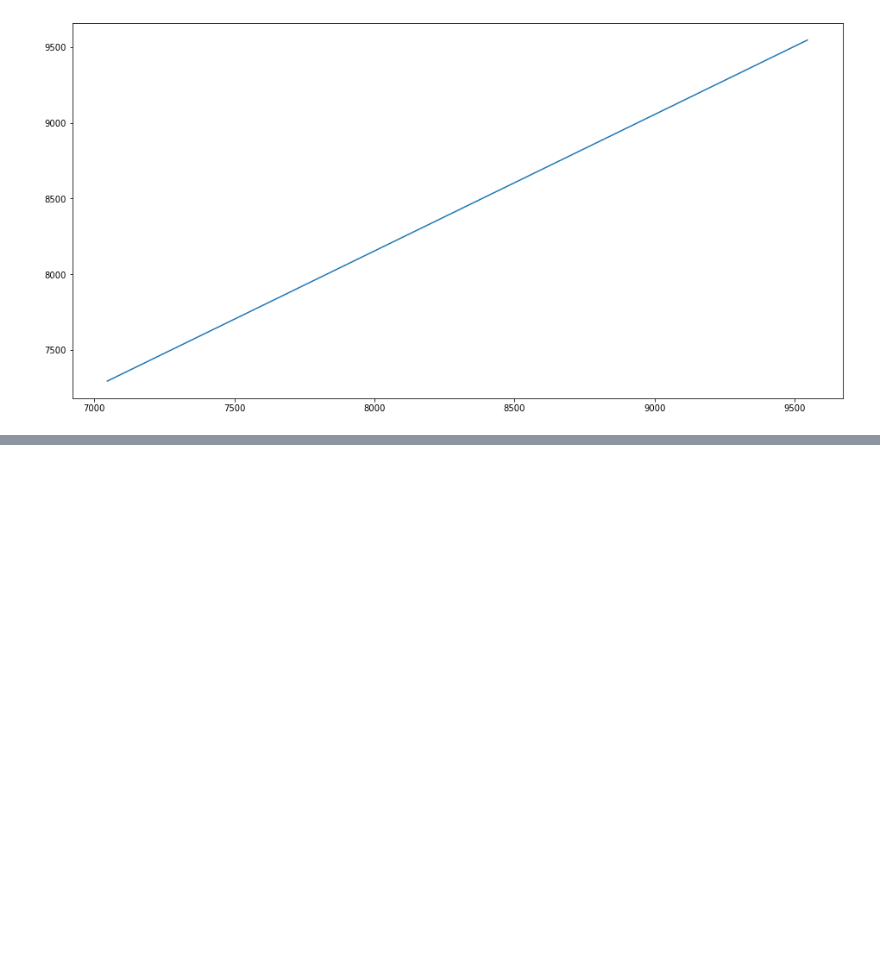
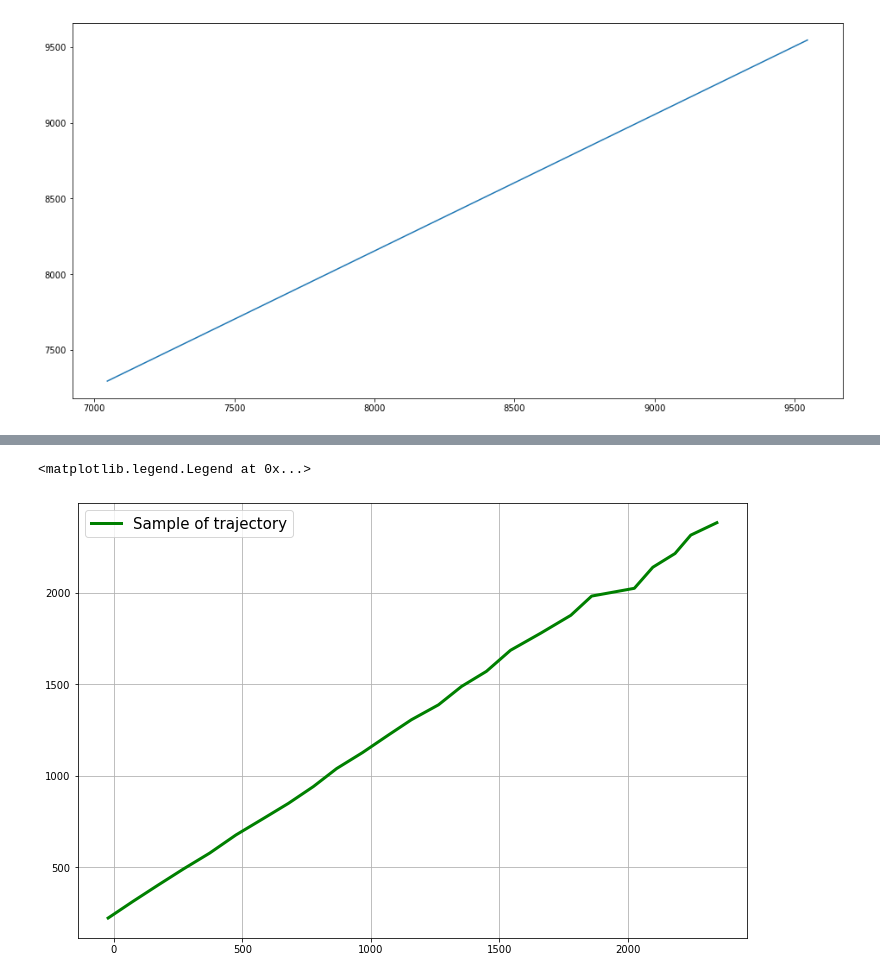
Before and after one commit to aliudvidere/EDP, a Jupyter notebook: EDP/EDP #8.ipynb, the cells around one changed output, grey strips where cells are left out. Drawn from its saved outputs; the diff is of its cells as text; code cells hidden in the pictures; blank space fills up the shorter version.

```diff
--- a/EDP/EDP #8.ipynb
+++ b/EDP/EDP #8.ipynb
@@ -345,0 +346,8 @@ plt.plot(condition_number(Dm, sigma_eta_D, sigma_eta_b))
+# %%
+plt.figure(figsize=(12,8))
+plt.grid()
+plt.plot(X_filt[0][1:, 0], X_filt[0][1:, 2],'g',linewidth=3)
+plt.legend(['Sample of trajectory'], fontsize=15)
+# %% [output]
+<matplotlib.legend.Legend at 0x...>
+[figure, added]
```
Also changed, not shown: parts of 18 cells of this notebook, 11 other files.
